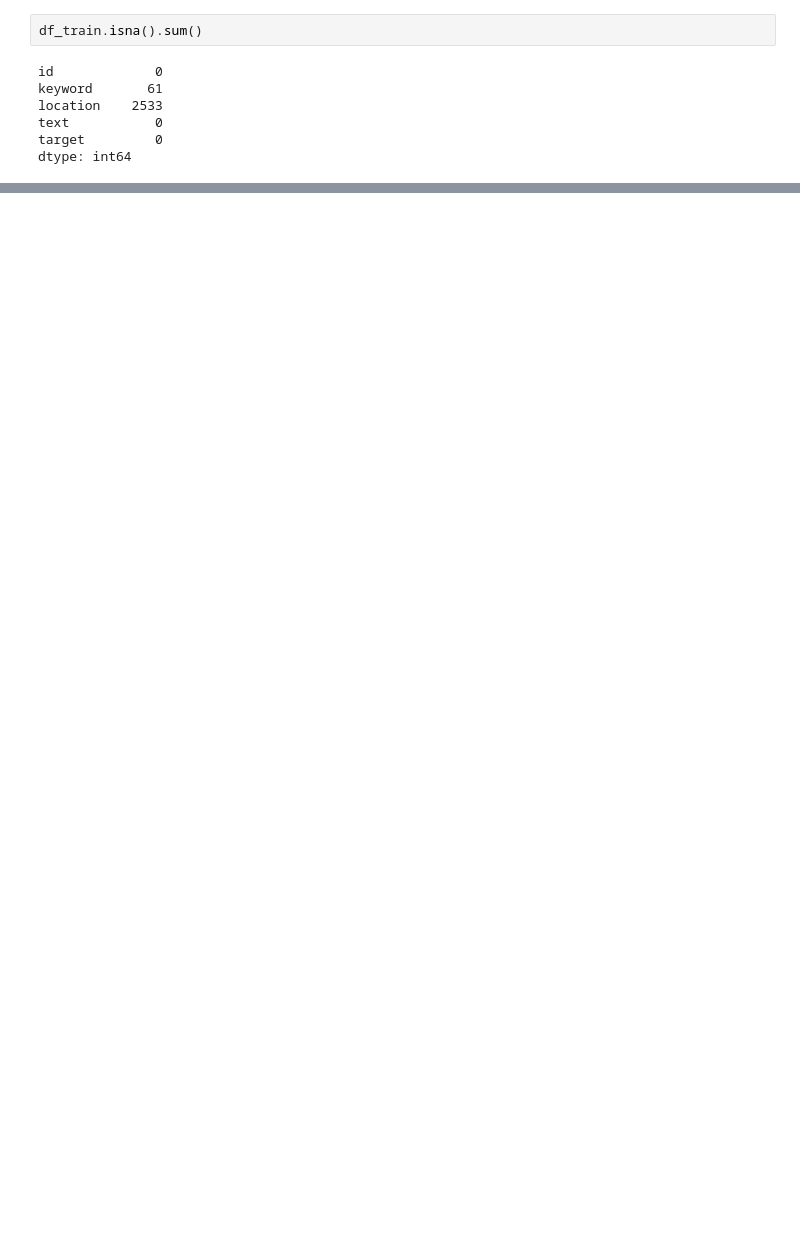
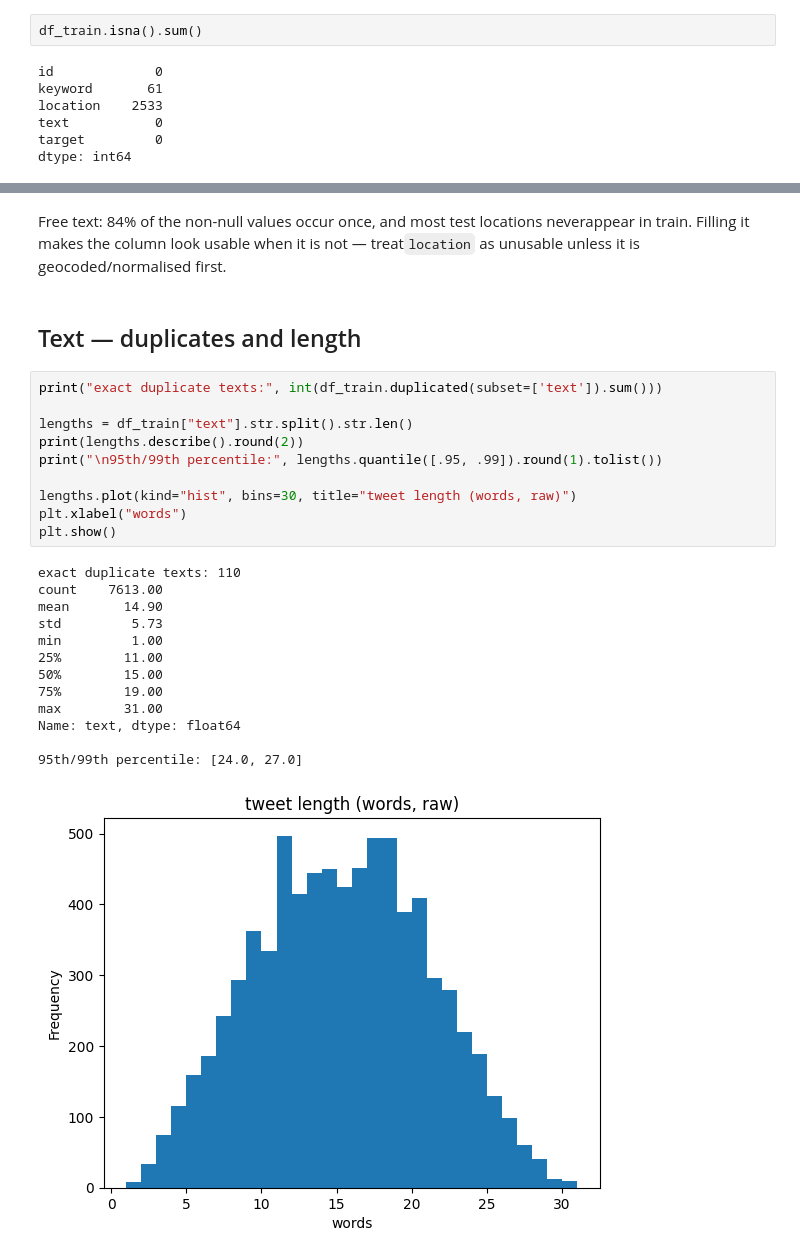
Before and after one commit to Superkai017/NLP_Starter-Disaster-Tweet, a Jupyter notebook: notebook/eda.ipynb, the cells around one changed output, grey strips where cells are left out. Cells and saved outputs as stored; diff of their text form; blank space fills up the shorter version.

```diff
--- a/notebook/eda.ipynb
+++ b/notebook/eda.ipynb
@@ -92,0 +191,28 @@ dtype: int64
+# %% [markdown]
+Free text: 84% of the non-null values occur once, and most test locations neverappear in train. Filling it makes the column look usable when it is not — treat`location` as unusable unless it is geocoded/normalised first.
+# %% [markdown]
+## Text — duplicates and length
+# %%
+print("exact duplicate texts:", int(df_train.duplicated(subset=['text']).sum()))
+
+lengths = df_train["text"].str.split().str.len()
+print(lengths.describe().round(2))
+print("\n95th/99th percentile:", lengths.quantile([.95, .99]).round(1).tolist())
+
+lengths.plot(kind="hist", bins=30, title="tweet length (words, raw)")
+plt.xlabel("words")
+plt.show()
+# %% [output]
+exact duplicate texts: 110
+count    7613.00
+mean       14.90
+std         5.73
+min         1.00
+25%        11.00
+50%        15.00
+75%        19.00
+max        31.00
+Name: text, dtype: float64
+
+95th/99th percentile: [24.0, 27.0]
+[figure, added]
```
Also changed, not shown: parts of 36 cells of this notebook, 11 other files.
